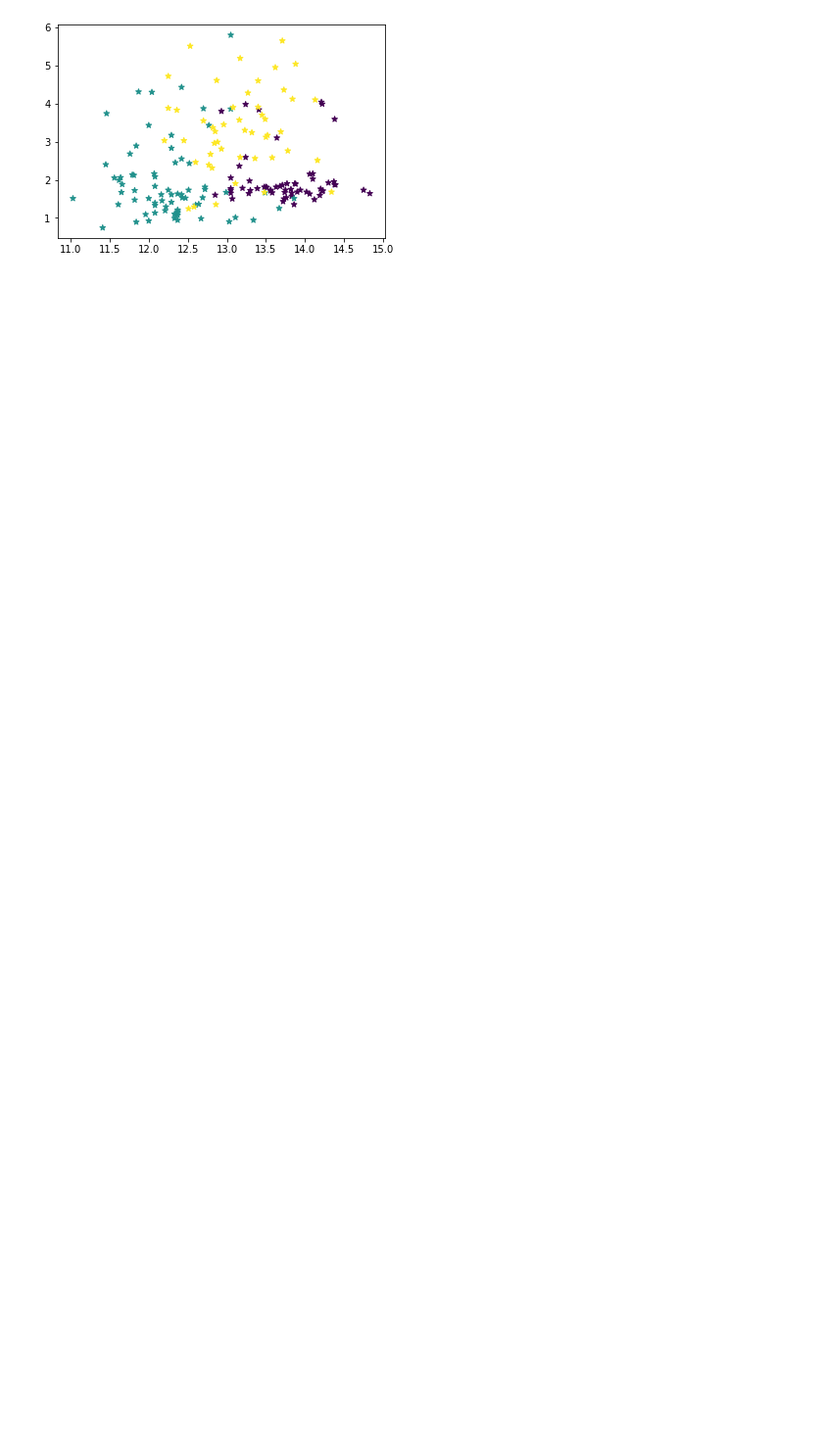
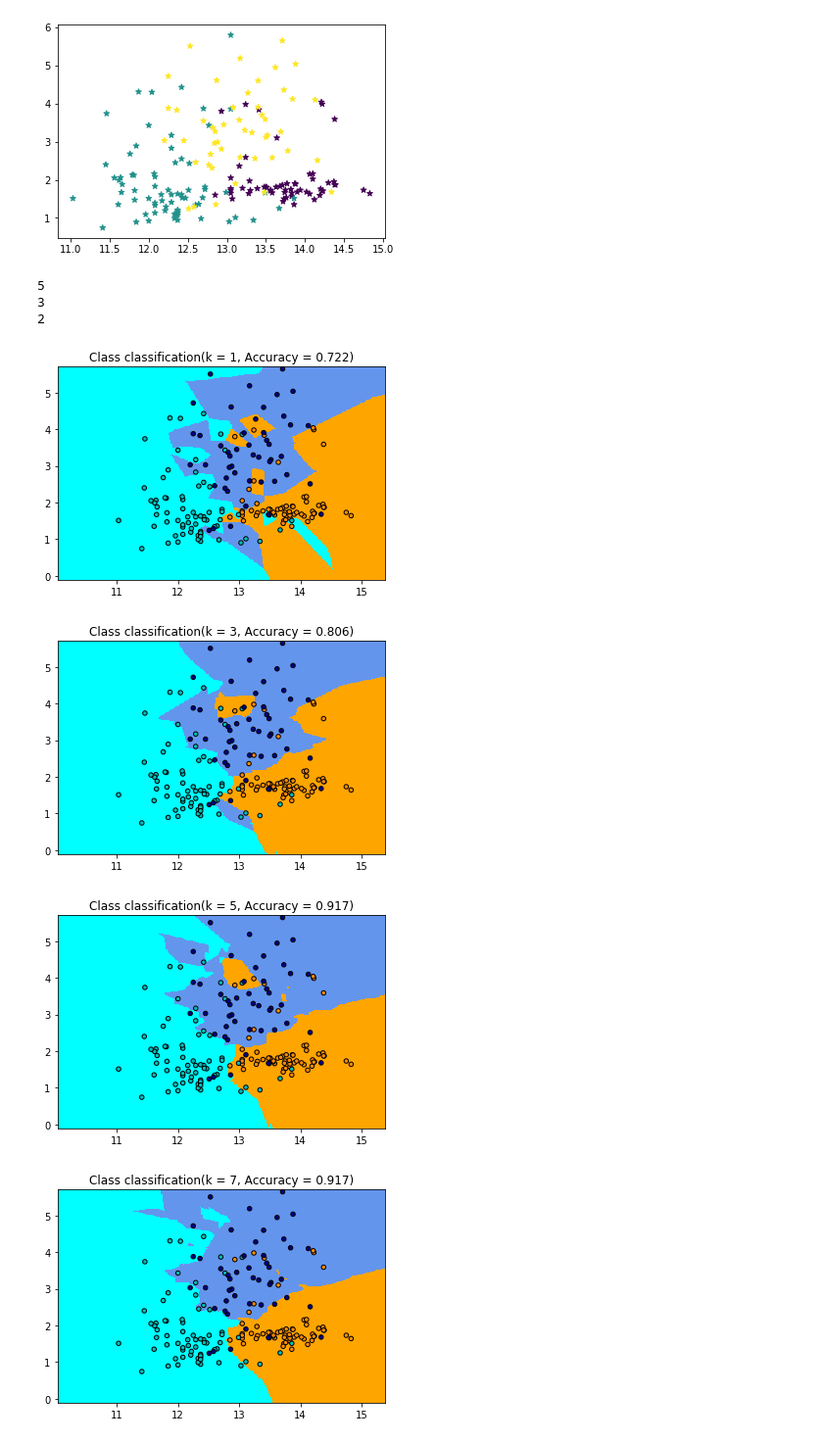
Before and after one commit to SimonettaBodojra/MLDL_HW1, a Jupyter notebook: HW1_Solution.ipynb, the cells around one changed output. Shown at 98% size. Drawn from its saved outputs; the diff is of its cells as text; code cells hidden in the pictures; blank space fills up the shorter version.

Commit message:
Step 4

```diff
--- a/HW1_Solution.ipynb
+++ b/HW1_Solution.ipynb
@@ -12,11 +16,69 @@ dataset = load_wine()
 
 #Feature 1:Alcohol
 #Feature 2: Malic Acid
-label_true = dataset.target
+y = dataset.target
 X = dataset.data[:, :2]
 
 #Representation
-plt.scatter(X[:,0], X[:,1], marker='*', c=label_true)
+plt.scatter(X[:,0], X[:,1], marker='*', c=y)
 plt.show()
 # %% [output]
 [figure]
+# %%
+#Splitting train - test
+X_train_validation, X_test, y_train_validation, y_test = train_test_split(X, y, test_size=0.3, train_size=0.7, random_state=42)
+
+#Splitting train-validation
+X_train, X_validation, y_train, y_validation = train_test_split(X_train_validation,y_train_validation, test_size=2/7, train_size=5/7, random_state=42)
+
+#Checking
+print(round(len(X_train)/len(X)*10))
+print(round(len(X_test)/len(X)*10))
+print(round(len(X_validation)/len(X)*10))
+# %% [output]
+5
+3
+2
+# %%
+ # Create color maps
+cmap_light = ListedColormap(['orange', 'cyan', 'cornflowerblue'])
+cmap_bold = ListedColormap(['darkorange', 'c', 'darkblue'])
+h = .02  # step size in the mesh
+
+for k in np.arange(1,8,2):
+    #Create KNN Classifier
+    knn = KNeighborsClassifier(n_neighbors=k, n_jobs=-1)
+
+    #Train the model using the training sets
+    knn.fit(X_train, y_train)
+
+    #Predict the response for test dataset
+    y_pred = knn.predict(X_validation)
+
+    # Plot the decision boundary. For that, we will assign a color to each
+    # point in the mesh [x_min, x_max]x[y_min, y_max].
+    x_min, x_max = X_validation[:, 0].min() - 1, X_validation[:, 0].max() + 1
+    y_min, y_max = X_validation[:, 1].min() - 1, X_validation[:, 1].max() + 1
+    xx, yy = np.meshgrid(np.arange(x_min, x_max, h),
+                         np.arange(y_min, y_max, h))
+    Z = knn.predict(np.c_[xx.ravel(), yy.ravel()])
+
+    # Put the result into a color plot
+    Z = Z.reshape(xx.shape)
+    plt.figure()
+    plt.pcolormesh(xx, yy, Z, cmap=cmap_light)
+
+    # Plot also the training points
+    plt.scatter(X[:, 0], X[:, 1], c=y, cmap=cmap_bold,
+                edgecolor='k', s=20)
+    plt.xlim(xx.min(), xx.max())
+    plt.ylim(yy.min(), yy.max())
+    plt.title("Class KNN classification (k = %i, Accuracy = %s)"
+              % (k, round(metrics.accuracy_score(y_validation, y_pred), 3)))
+
+    plt.show()
+# %% [output]
+[figure, added]
+[figure, added]
+[figure, added]
+[figure, added]
```
Also changed, not shown: parts of 1 cell of this notebook, 1 other file.
